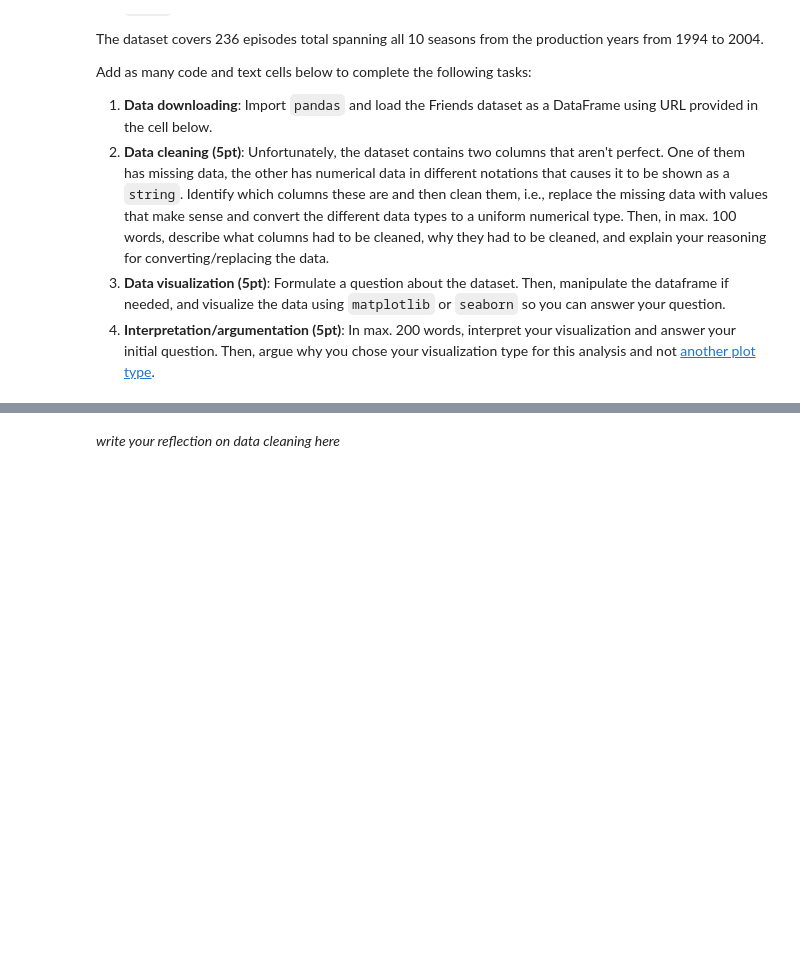
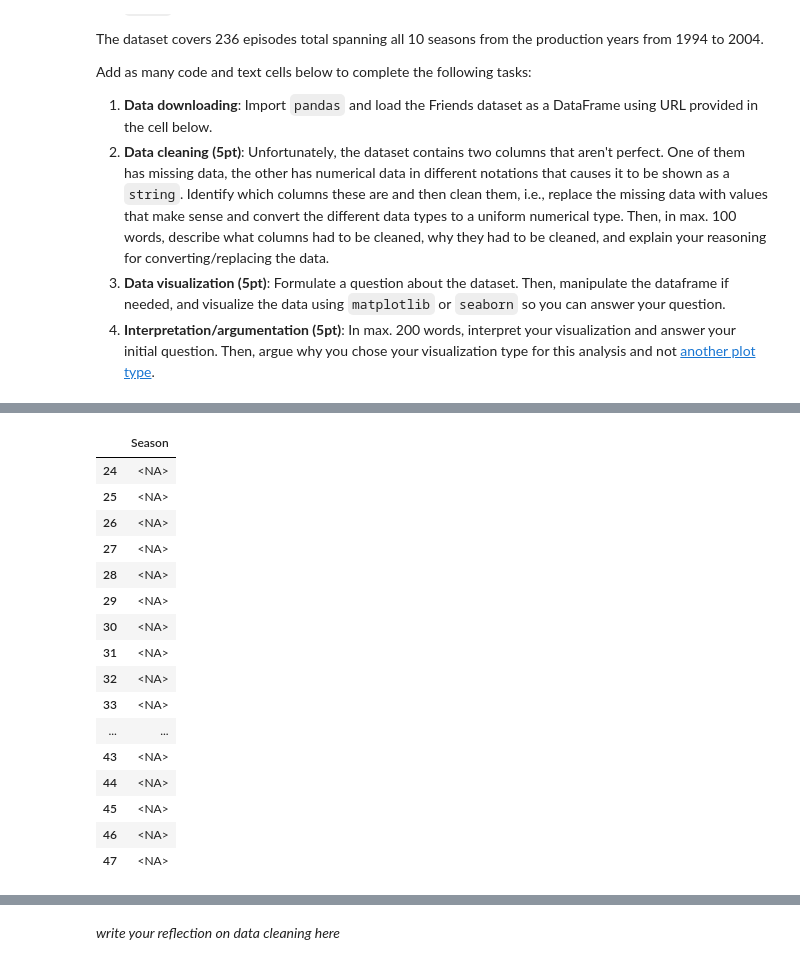
Before and after one commit to onni-Q/individual-miniproject, a Jupyter notebook: Individual_Miniproject.ipynb, the cells around one changed output, grey strips where cells are left out. Cells and saved outputs as stored; diff of their text form; code cells hidden in the pictures; blank space fills up the shorter version.

```diff
--- a/Individual_Miniproject.ipynb
+++ b/Individual_Miniproject.ipynb
@@ -73,0 +146,3 @@ friends_url = "https://raw.githubusercontent.com/goto4711/cdai/refs/heads/main/f
+# %%
+df['Votes'].fillna(df['Votes'].mean(), inplace=True)
+df['Votes'].info()
@@ -73,0 +178,4 @@ friends_url = "https://raw.githubusercontent.com/goto4711/cdai/refs/heads/main/f
+# %%
+df['Season'] = pd.to_numeric(df['Season'], errors='coerce').astype('Int64')
+df['Season'].info()
+df.isna().sum().sort_values(ascending=False)
@@ -73,0 +202,20 @@ friends_url = "https://raw.githubusercontent.com/goto4711/cdai/refs/heads/main/f
+# %%
+df[df['Season'].isna()][['Season']]
+# %% [output]
+|  | Season |
+| 24 | <NA> |
+| 25 | <NA> |
+| 26 | <NA> |
+| 27 | <NA> |
+| 28 | <NA> |
+| 29 | <NA> |
+| 30 | <NA> |
+| 31 | <NA> |
+| 32 | <NA> |
+| 33 | <NA> |
+| ... | ... |
+| 43 | <NA> |
+| 44 | <NA> |
+| 45 | <NA> |
+| 46 | <NA> |
+| 47 | <NA> |
```
Also changed, not shown: parts of 13 cells of this notebook.
